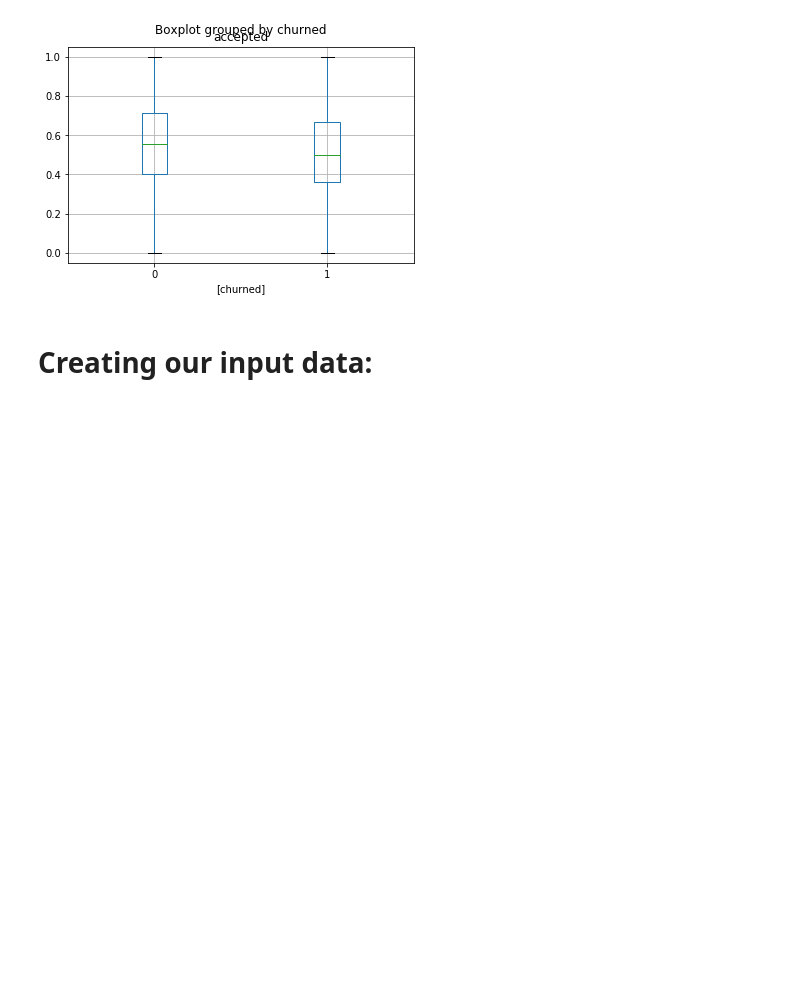
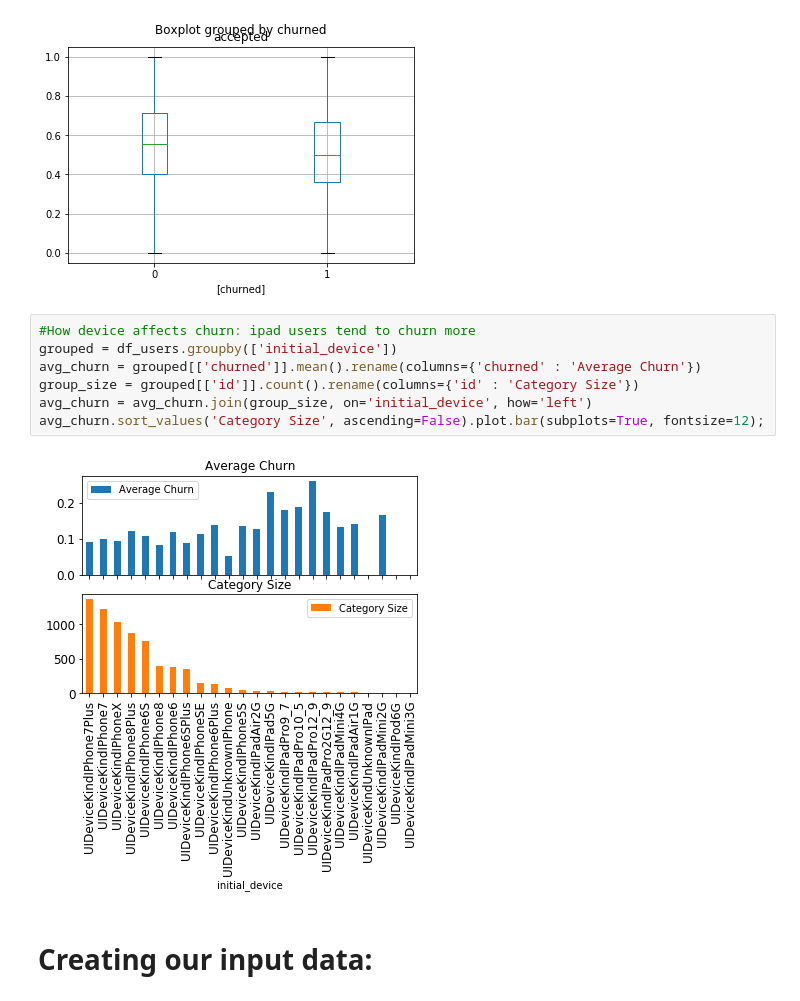
Before and after one commit to obruker/datahack, a Jupyter notebook: datahack_2018.ipynb, the cells around one changed output. Saved outputs shown, nothing was run; the diff lists cells and outputs as text; blank space fills up the shorter version.

Commit message:
add iphone/ipad feature

```diff
--- a/datahack_2018.ipynb
+++ b/datahack_2018.ipynb
@@ -149,6 +151,15 @@ joined_df.groupby(['id', 'churned'])[['accepted']].mean().boxplot(by='churned')
 # %% [output]
 <matplotlib.axes._subplots.AxesSubplot at 0x...>
 [figure]
+# %%
+#How device affects churn: ipad users tend to churn more
+grouped = df_users.groupby(['initial_device'])
+avg_churn = grouped[['churned']].mean().rename(columns={'churned' : 'Average Churn'})
+group_size = grouped[['id']].count().rename(columns={'id' : 'Category Size'})
+avg_churn = avg_churn.join(group_size, on='initial_device', how='left')
+avg_churn.sort_values('Category Size', ascending=False).plot.bar(subplots=True, fontsize=12);
+# %% [output]
+[figure, added]
 # %% [markdown]
 # Creating our input data:
 # %%
```
Also changed, not shown: parts of 8 cells of this notebook, 1 other file.
